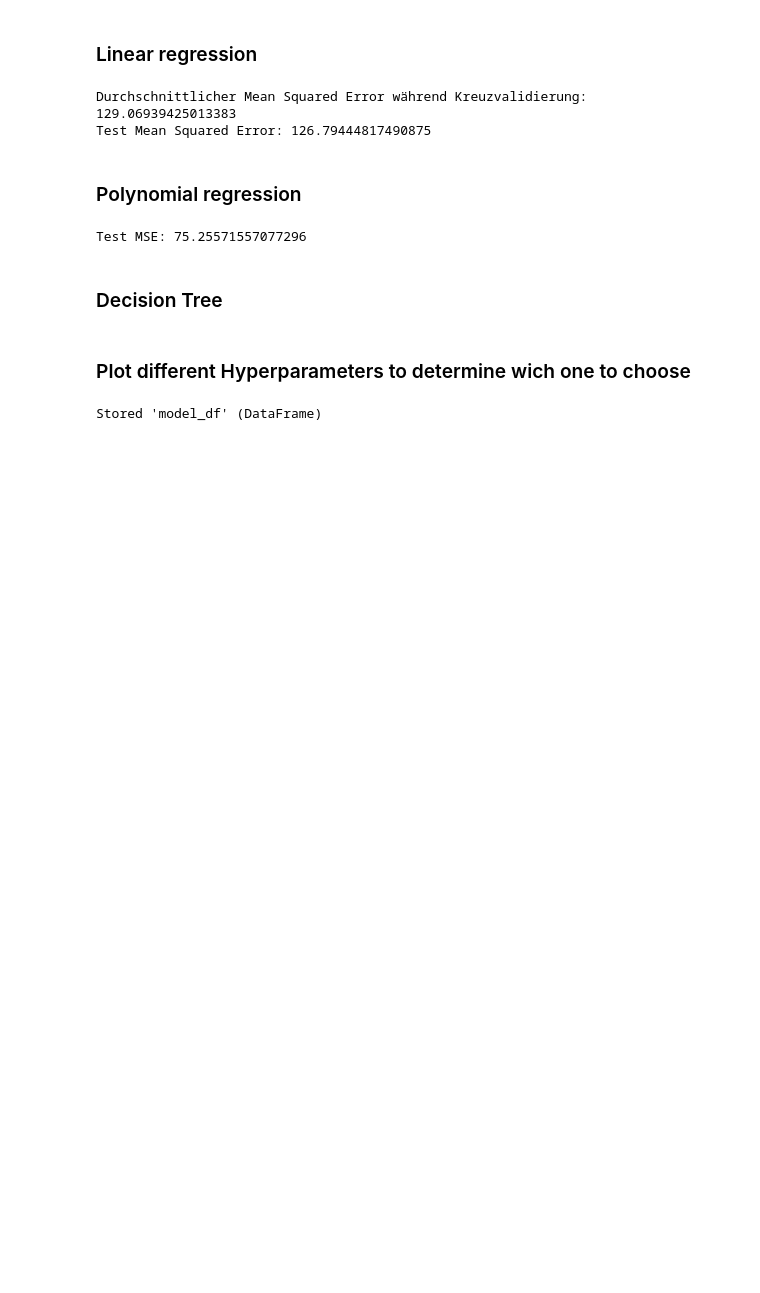
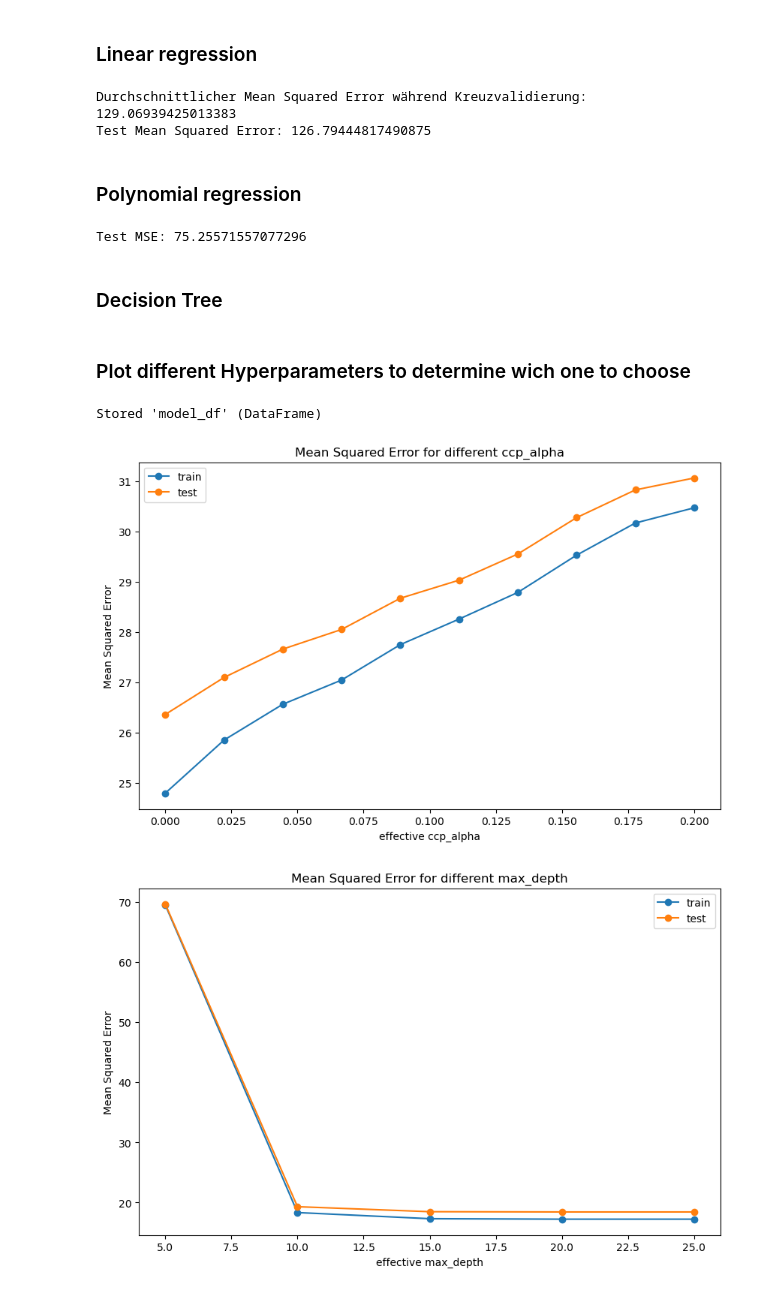
Before and after one commit to emitterl/AA-project-team-6, a Jupyter notebook: src/ML Model/ML_models.ipynb, the cells around one changed output. Saved outputs shown, nothing was run; the diff lists cells and outputs as text; code cells hidden in the pictures; blank space fills up the shorter version.

```diff
--- a/src/ML Model/ML_models.ipynb
+++ b/src/ML Model/ML_models.ipynb
@@ -126,7 +126,7 @@ X_train, X_test, y_train, y_test = train_test_split(X, y, test_size=0.3, random_
 param_grid = {
     'max_depth': np.arange(5, 26, 5).tolist(),
     'min_samples_leaf': [10, 20, 50, 100],
-    'ccp_alpha': np.linspace(0.0, 0.1, 10).tolist()
+    'ccp_alpha': np.linspace(0.0, 0.2, 10).tolist()
 }
 
 # GridSearchCV auf den Trainingsdaten
@@ -148,30 +148,32 @@ cv_results = pd.DataFrame(grid_search.cv_results_)
 
 # Funktion zur Erstellung eines Plots für einen gegebenen Hyperparameter
 def plot_param_variation(cv_results, param_name):
     # Sicherstellen, dass die Parameterwerte numerisch sind
     param_values = cv_results[f'param_{param_name}'].unique()
     param_values = np.sort(np.array(param_values, dtype=float))
 
     train_scores = []
     test_scores = []
 
     # Durchschnittliche Scores für jeden Parameterwert berechnen
     for value in param_values:
         train_scores.append(cv_results[cv_results[f'param_{param_name}'] == value]['mean_train_score'].mean())
         test_scores.append(cv_results[cv_results[f'param_{param_name}'] == value]['mean_test_score'].mean())
 
     plt.figure(figsize=(10, 6))
     plt.title(f"Mean Squared Error for different {param_name}")
     plt.xlabel(f"effective {param_name}")
     plt.ylabel("Mean Squared Error")
     plt.plot(param_values, -np.array(train_scores), label="train", marker='o')  # Negatives Vorzeichen umkehren
     plt.plot(param_values, -np.array(test_scores), label="test", marker='o')   # Negatives Vorzeichen umkehren
     plt.legend()
     plt.show()
 
 # Plots für ccp_alpha, max_depth und min_samples_leaf
 plot_param_variation(cv_results, 'ccp_alpha')
 plot_param_variation(cv_results, 'max_depth')
 plot_param_variation(cv_results, 'min_samples_leaf')
 # %% [output]
 Stored 'model_df' (DataFrame)
+[figure, added]
+[figure, added]
```
Also changed, not shown: parts of 3 cells of this notebook, 1 other file.
